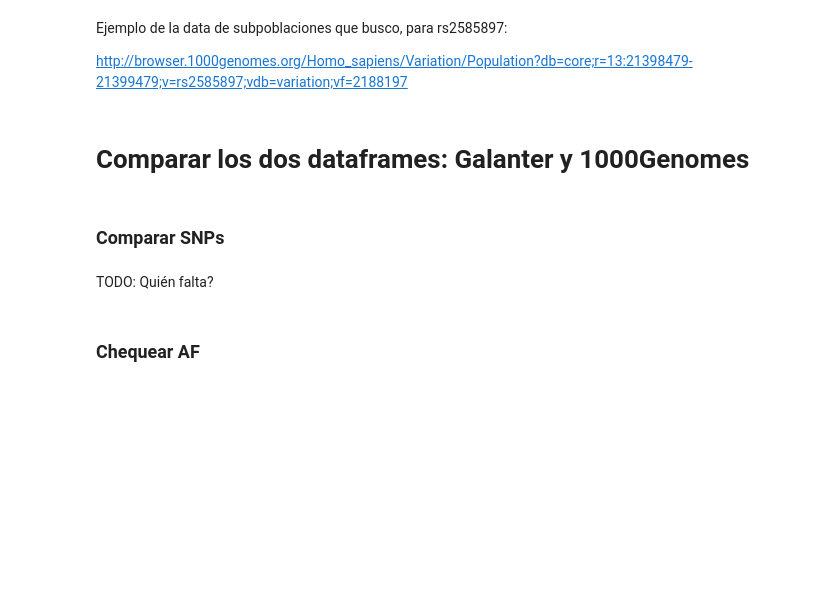
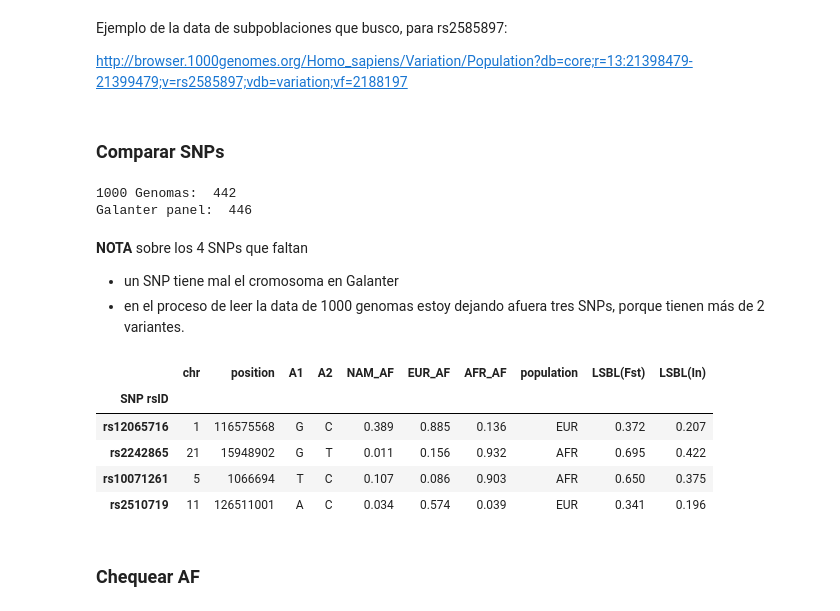
Before and after one commit to jmberros/tesina, a Jupyter notebook: Galanter_AIMs_NEW.ipynb, the cells around one changed output. Saved outputs shown, nothing was run; the diff lists cells and outputs as text; code cells hidden in the pictures; blank space fills up the shorter version.

```diff
--- a/Galanter_AIMs_NEW.ipynb
+++ b/Galanter_AIMs_NEW.ipynb
@@ -188,0 +192,12 @@ commands = extract_SNPs_from_vcf(galanter.index.values)
+# %%
+%run read_1000genomes_data.py
+%run read_samples_data.py
+
+samples_file = "/home/juan/tesina/1000genomes/integrated_call_samples_v3.20130502.ALL.panel"
+samples = read_samples_data(samples_file)
+
+dumpfile = "dumpfiles/galanter_at_1000genomes.csv"
+df_1000genomes = get_or_create_1000genomes_df(dumpfile)
+
+dumpfile = "dumpfiles/galanter_snps_frequencies_in_1000genomes.csv"
+frequencies_1000g = get_or_create_1000g_frequencies_df(dumpfile, df_1000genomes, samples)
@@ -190,44 +207,28 @@ commands = extract_SNPs_from_vcf(galanter.index.values)
 Ejemplo de la data de subpoblaciones que busco, para rs2585897:
 
 http://browser.1000genomes.org/Homo_sapiens/Variation/Population?db=core;r=13:21398479-21399479;v=rs2585897;vdb=variation;vf=2188197
-# %%
-%run read_1000genomes_data.py
-%run read_samples_data.py
-
-from glob import glob
-
-# samples file
-samples_file = "/home/juan/tesina/1000genomes/integrated_call_samples_v3.20130502.ALL.panel"
-samples = read_samples_data(samples_file)
-
-
-# df_1000genomes
-vcf_filenames = glob("/home/juan/tesina/1000genomes/chr_22*recode*")  # remove the '22'
-dumpfile = "dumpfiles/galanter_at_1000genomes.csv"
-
-if os.path.isfile(dumpfile):
-    df_1000genomes = pd.read_csv(dumpfile, index_col='ID')
-else:
-    df_1000genomes = create_1000genomes_df_from_vcf(vcf_filenames)
-    df_1000genomes.to_csv(dumpfile)
-
-# frequencies_1000g
-dumpfile = "dumpfiles/galanter_snps_frequencies_in_1000genomes.csv"
-
-if os.path.isfile(dumpfile):
-    frequencies_1000g = pd.read_csv(dumpfile, index_col='ID')
-else:
-    frequencies_1000g = create_1000genomes_frequencies_df(df_1000genomes, samples)
-    frequencies_1000g.to_csv(dumpfile)
-# %% [markdown]
-# Comparar los dos dataframes: Galanter y 1000Genomes
 # %% [markdown]
 ### Comparar SNPs
 # %%
-print(len(df_1000genomes))
-print(len(galanter))
+print("1000 Genomas: ", len(df_1000genomes))
+print("Galanter panel: ", len(galanter))
+# %% [output]
+1000 Genomas:  442
+Galanter panel:  446
-# %% [markdown]
-TODO: Quién falta?
+# %% [markdown]
+**NOTA** sobre los 4 SNPs que faltan
+- un SNP tiene mal el cromosoma en Galanter
+- en el proceso de leer la data de 1000 genomas estoy dejando afuera tres SNPs, porque tienen más de 2 variantes.
+# %%
+missing_in_1000g = set(galanter.index) - set(df_1000genomes.index)
+galanter.loc[missing_in_1000g]
+# %% [output]
+|  | chr | position | A1 | A2 | NAM_AF | EUR_AF | AFR_AF | population | LSBL(Fst) | LSBL(In) |
+| SNP rsID |  |  |  |  |  |  |  |  |  |  |
+| rs12065716 | 1 | 116575568 | G | C | 0.389 | 0.885 | 0.136 | EUR | 0.372 | 0.207 |
+| rs2242865 | 21 | 15948902 | G | T | 0.011 | 0.156 | 0.932 | AFR | 0.695 | 0.422 |
+| rs10071261 | 5 | 1066694 | T | C | 0.107 | 0.086 | 0.903 | AFR | 0.650 | 0.375 |
+| rs2510719 | 11 | 126511001 | A | C | 0.034 | 0.574 | 0.039 | EUR | 0.341 | 0.196 |
 # %% [markdown]
 ### Chequear AF
 # %% [markdown]
```
Also changed, not shown: parts of 16 cells of this notebook, 1 other file.
